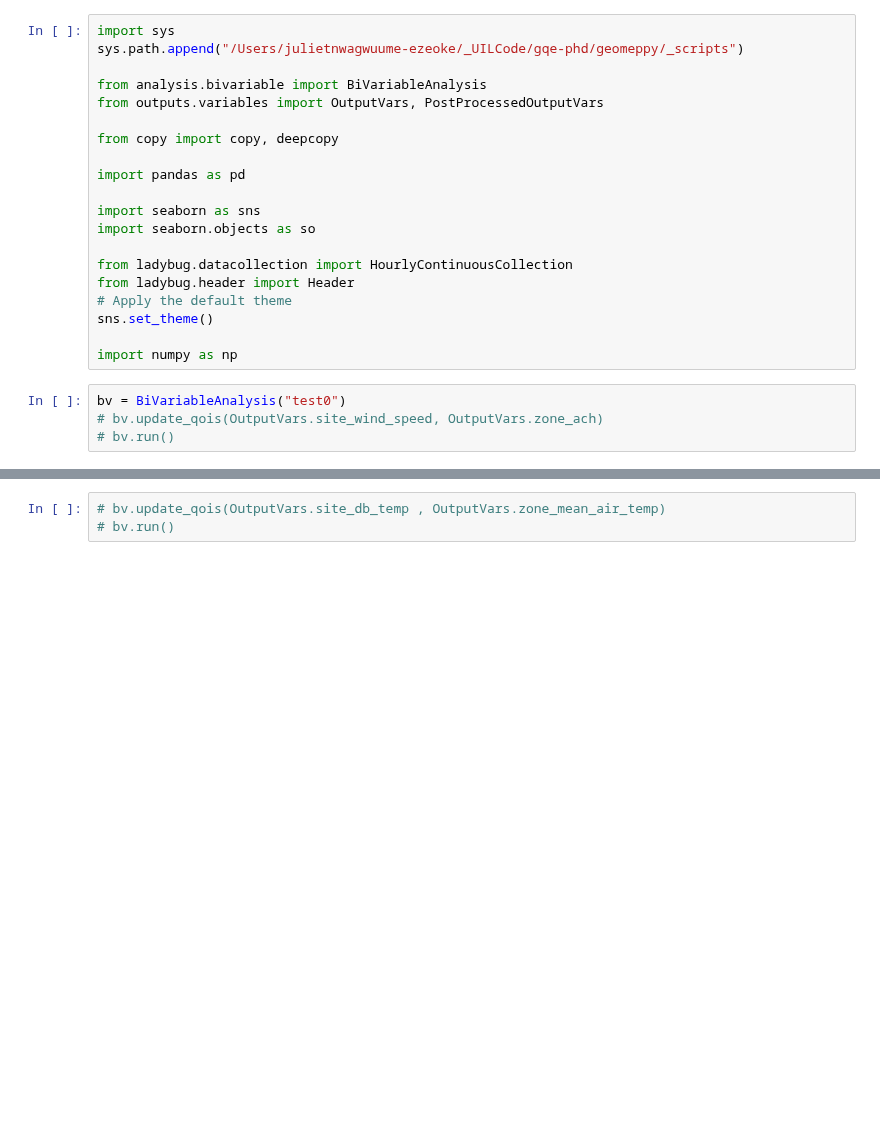
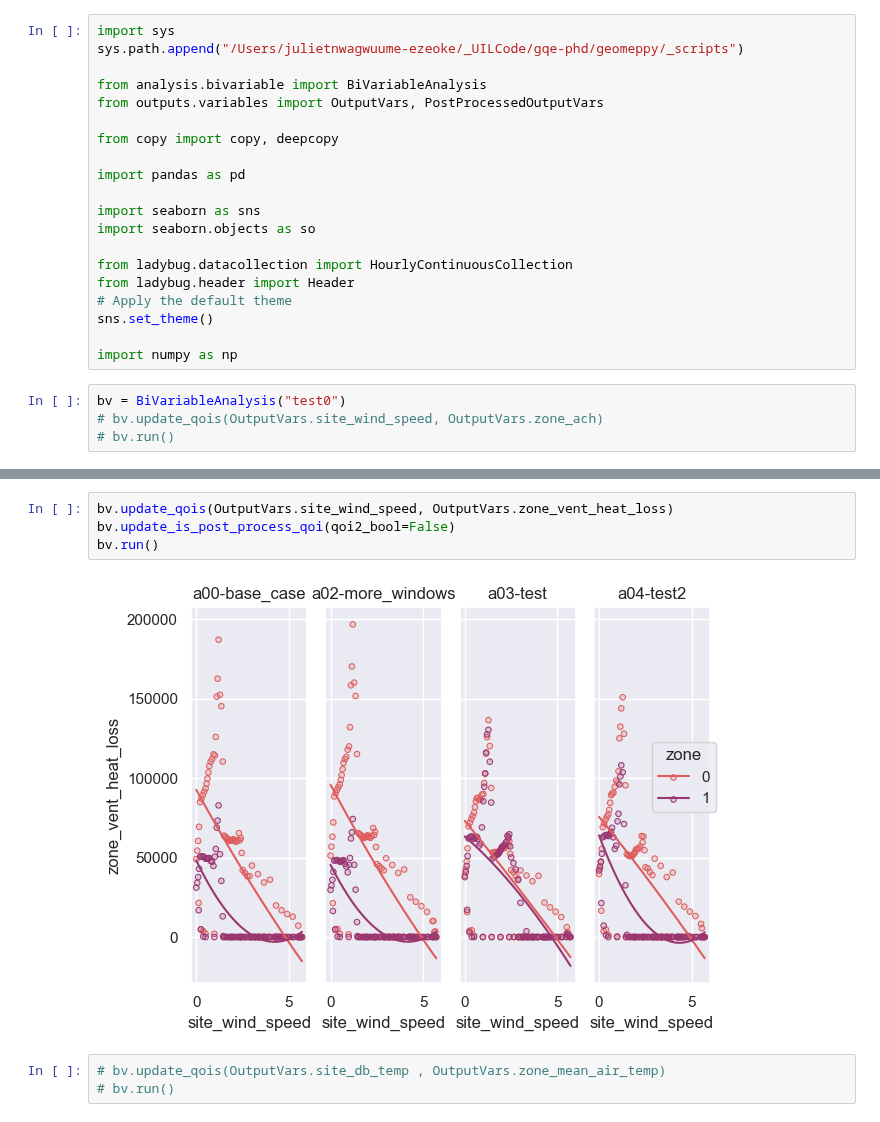
Before and after one commit to juliet29/plan2EPlus, a Jupyter notebook: _notebooks/analysis/t01_ach.ipynb, the cells around one changed output, grey strips where cells are left out. Saved outputs shown, nothing was run; the diff lists cells and outputs as text; blank space fills up the shorter version.

Commit message:
using post processed variables

```diff
--- a/_notebooks/analysis/t01_ach.ipynb
+++ b/_notebooks/analysis/t01_ach.ipynb
@@ -39,3 +31,9 @@ TypeError: 'SQLReader' object is not subscriptable
+# %%
+bv.update_qois(OutputVars.site_wind_speed, OutputVars.zone_vent_heat_loss)
+bv.update_is_post_process_qoi(qoi2_bool=False)
+bv.run()
+# %% [output]
+[figure, added]
 # %%
 # bv.update_qois(OutputVars.site_db_temp , OutputVars.zone_mean_air_temp)
 # bv.run()
```
Also changed, not shown: parts of 1 cell of this notebook, 2 other files.
